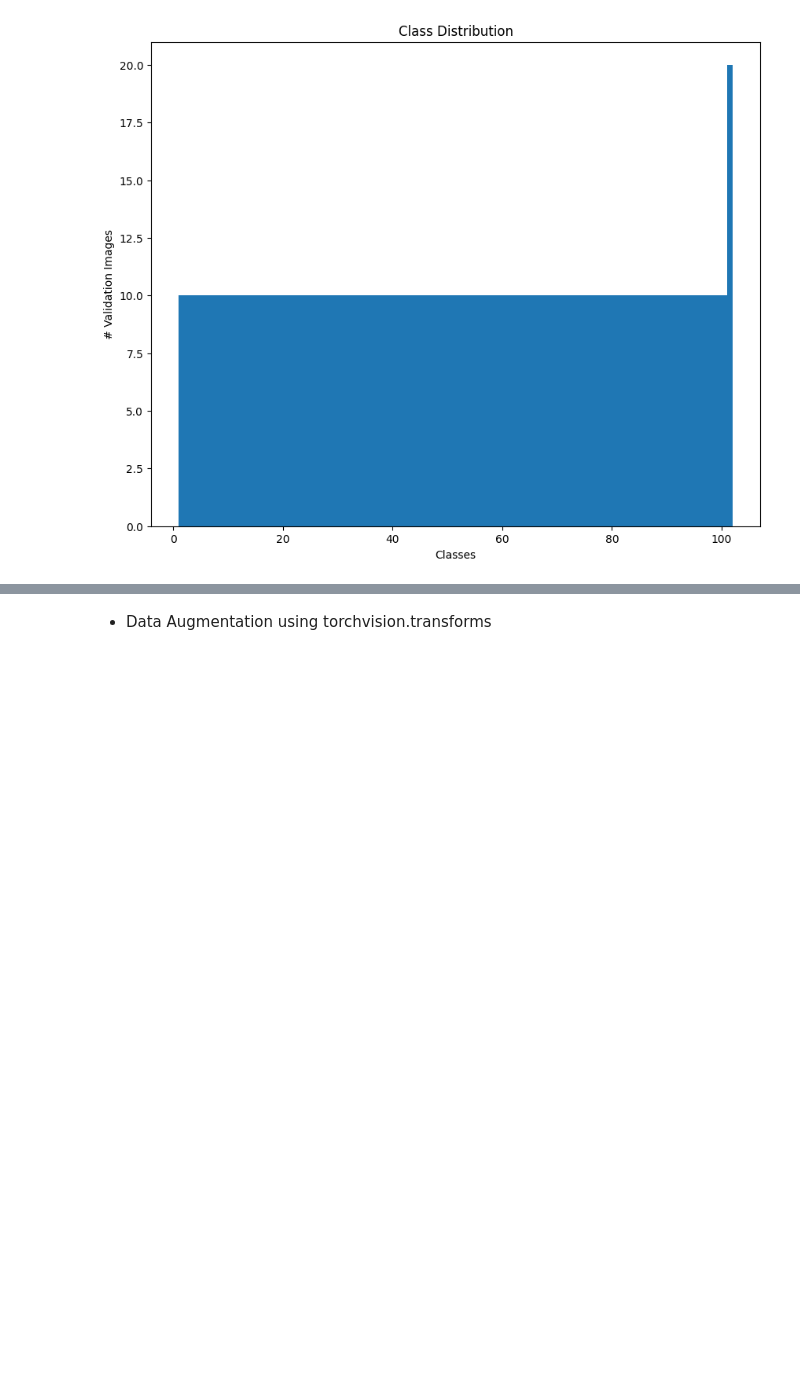
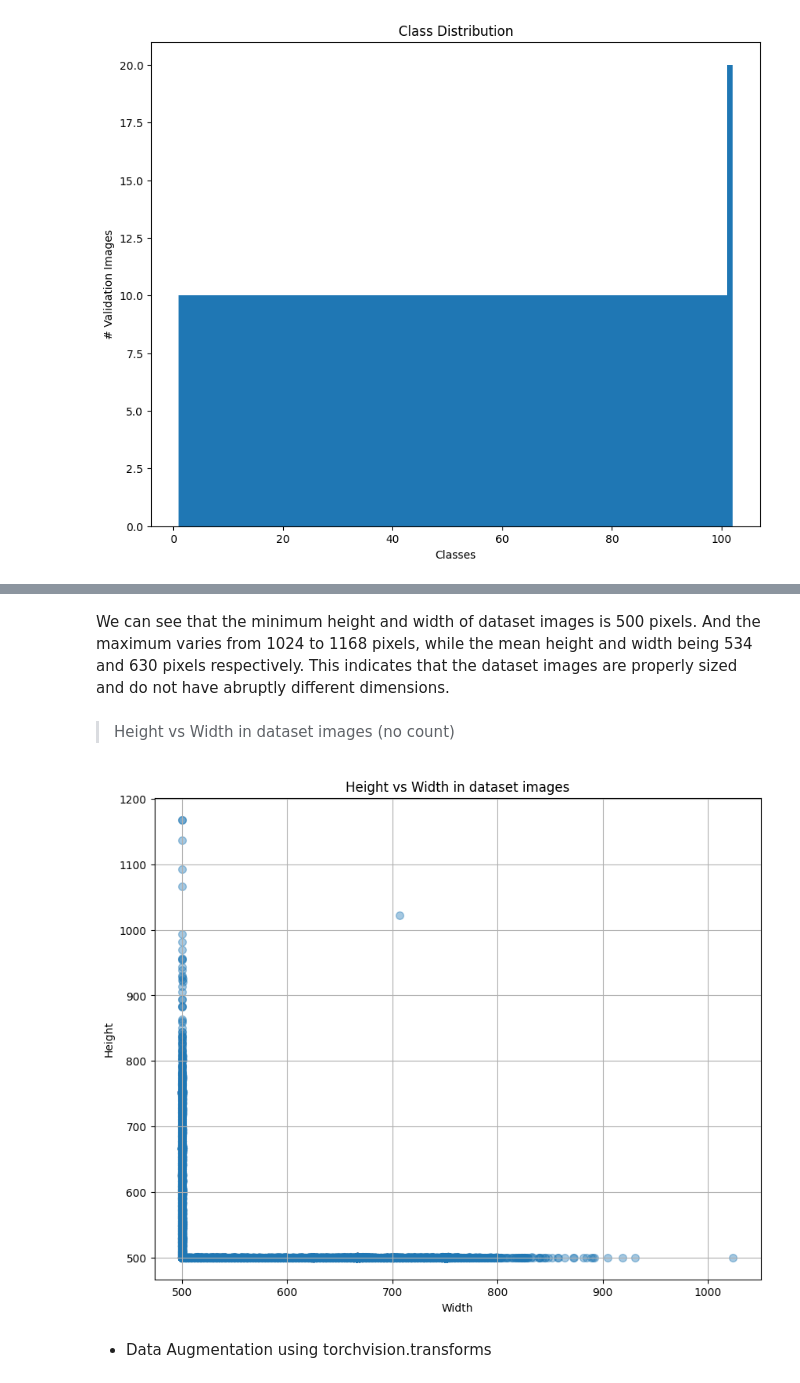
Before and after one commit to iamjadhav/resnet50_flowers_102, a Jupyter notebook: final_submission_cv_fellowship_ai.ipynb, the cells around one changed output, grey strips where cells are left out. Drawn from its saved outputs; the diff is of its cells as text; code cells hidden in the pictures; blank space fills up the shorter version.

```diff
--- a/final_submission_cv_fellowship_ai.ipynb
+++ b/final_submission_cv_fellowship_ai.ipynb
@@ -151,7 +162,23 @@ print(f'test images ids: {test_im_ids[:5]}   \ttotal test images ids:  {len(test
 print()
 
 image_id_to_label = dict(enumerate((labels["labels"][0]).tolist(), 1))  # label dictionary
-print('image to labels: ', image_id_to_label)
+# print('image to labels: ', image_id_to_label)
+
+image_sizes = {}
+[image_sizes.setdefault(i, []) for i in range(1, len(labels['labels'][0]) + 1)]
+
+for image in os.listdir(images_dir):
+  current_id = int(re.sub('\D', '', image)[1::])
+  im = Image.open(images_dir + '/' + image)
+  # print(im.size[0], ' ', im.size[1])
+  temp_tuple = [im.size[0], im.size[1]]  # width, height
+  image_sizes[current_id].append(temp_tuple)
+# im.show()
+
+print('image sizes: ', image_sizes)
+# print(type(image_sizes[2]))  # list
+# print(image_sizes[2][0][1])  # access height
+
 
 def create_trn_val_tst_dirs():
   """
@@ -325,3 +395,40 @@ plt.savefig(root + "/class_distribution_valid_split.png")
+# %% [markdown]
+We can see that the minimum height and width of dataset images is 500 pixels. And the maximum varies from 1024 to 1168 pixels, while the mean height and width being 534 and 630 pixels respectively. This indicates that the dataset images are properly sized and do not have abruptly different dimensions.
+# %% [markdown]
+
+
+> Height vs Width in dataset images (no count)
+# %%
+size_lis = []
+for keys, values in image_sizes.items():
+  size_lis.append(values[0])
+  # print(values[0])
+# len(size_lis)
+size_lis = np.asarray(size_lis)
+
+x = np.array(size_lis[:, 0])
+y = np.array(size_lis[:, 1])
+
+hist, xbins, ybins = np.histogram2d(y, x, bins=range(6))
+X, Y = np.meshgrid(xbins[:-1], ybins[:-1])
+X = X[hist != 0]; Y = Y[hist != 0]
+Z = hist[hist != 0]
+
+
+fig, ax = plt.subplots()
+ax.set_xlabel("Width")
+ax.set_ylabel("Height")
+ax.set_title("Height vs Width in dataset images")
+ax.scatter(x, y, s=49, alpha=0.4)
+
+for i in range(len(Z)):
+    ax.annotate(str(int(Z[i])), xy=(X[i],Y[i]), xytext=(4,0),
+                textcoords="offset points" )
+# ax.legend()
+ax.grid(True)
+plt.show()
+# %% [output]
+[figure, added]
 # %% [markdown]
 
 
```
Also changed, not shown: parts of 17 cells of this notebook.
